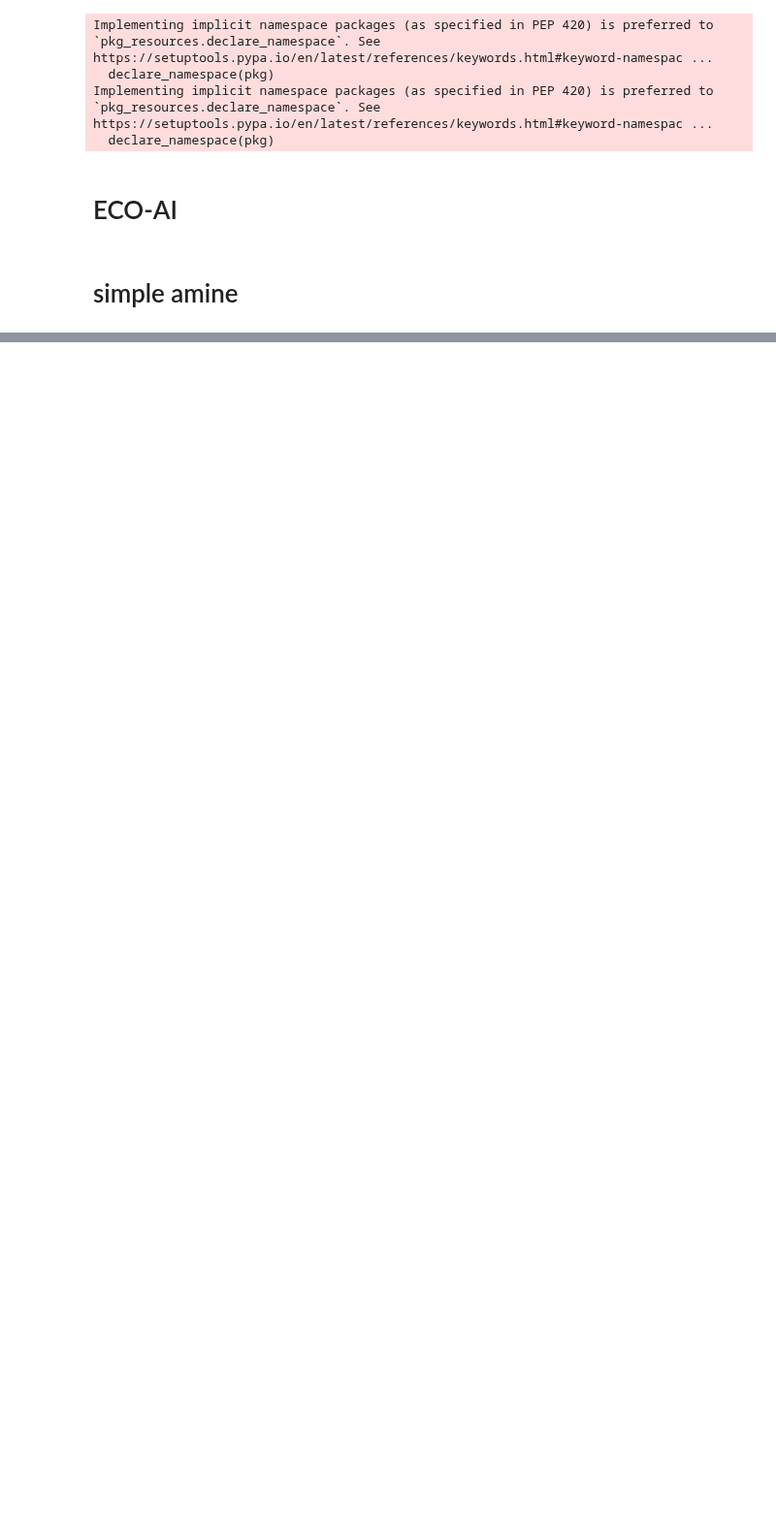
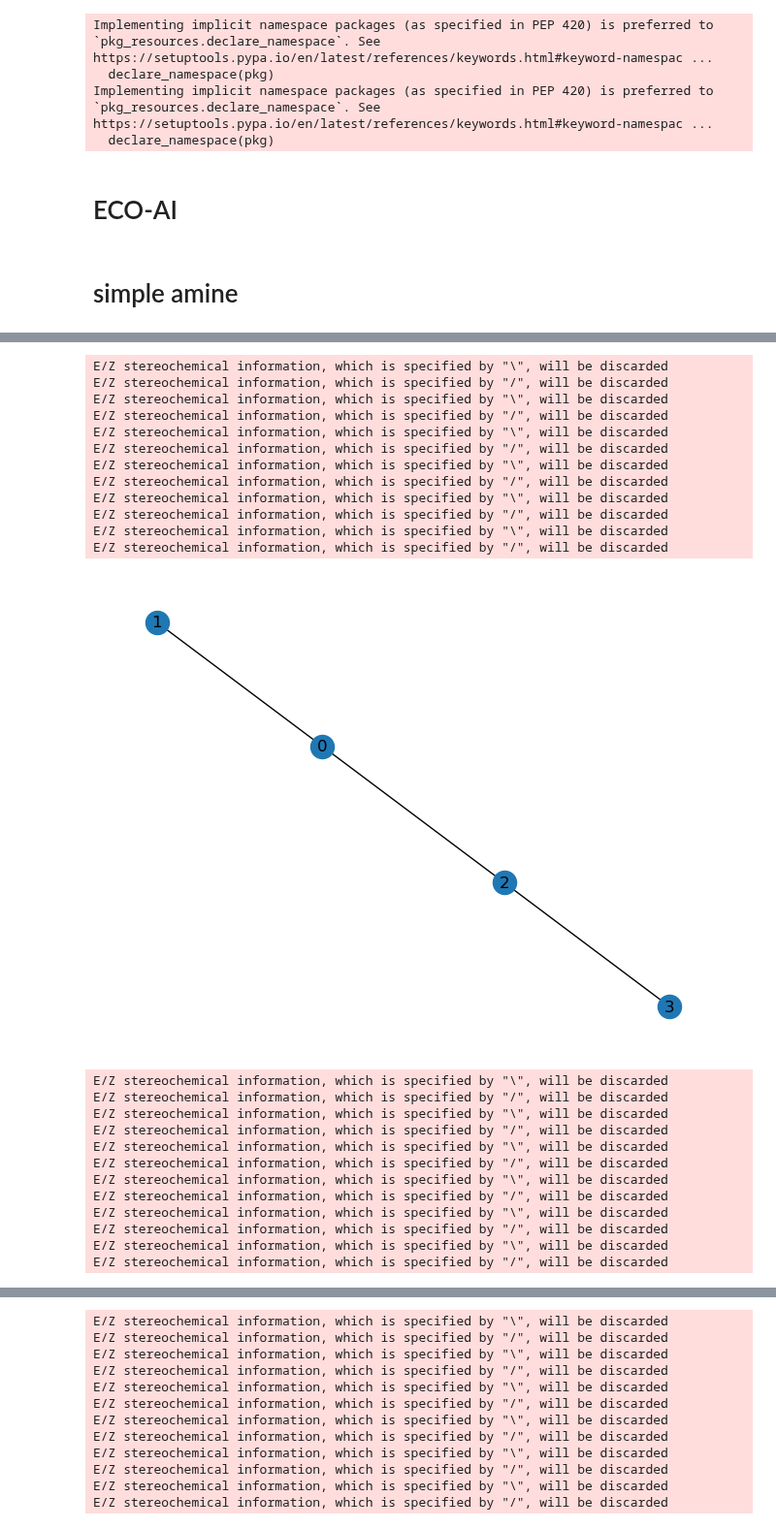
Before and after one commit to mosdef-hub/Grouper, a Jupyter notebook: exhaustive_generation.ipynb, the cells around one changed output, grey strips where cells are left out. Shown at 97% size. Cells and saved outputs as stored; diff of their text form; code cells hidden in the pictures; blank space fills up the shorter version.

```diff
--- a/exhaustive_generation.ipynb
+++ b/exhaustive_generation.ipynb
@@ -145,0 +142,27 @@ out = generate_group_graph_space(4, node_types)
+# %%
+node_types = {
+    'CC': ['C11', 'C12', 'C21', 'C22',],
+    'OH': ['O1'],
+}
+node_types_to_smiles = {
+    'CC': 'CC',
+    'OH': 'O',
+}
+node_port_to_atom_index = {
+    'CC': {'C11': 0, 'C12': 0, 'C21': 1, 'C22': 1},
+    'OH': {'O1': 0},
+}
+out = generate_group_graph_space(3, node_types)
+
+print(len(out))
+
+for g in out:
+    # if 2 nodes types in g are OH and 1 is CC then print g
+    n_OH, n_CC = 0, 0
+    for name, info in g.nodes(data=True):
+        if info['type'] == 'OH':
+            n_OH += 1
+        if info['type'] == 'CC':
+            n_CC += 1
+    if n_OH == 2 and n_CC == 1:
+        print(g)
@@ -253,0 +333,32 @@ Unique: 1485, Total: 534725
+# %%
+for g in out:
+    # nx.draw(g, with_labels=True)
+    mG = g.to_molecular_graph(node_type_to_smiles, node_port_to_atom_index)
+    nx.draw(mG, with_labels=True)
+    plt.show()
+# %% [output]
+E/Z stereochemical information, which is specified by "\", will be discarded
+E/Z stereochemical information, which is specified by "/", will be discarded
+E/Z stereochemical information, which is specified by "\", will be discarded
+E/Z stereochemical information, which is specified by "/", will be discarded
+E/Z stereochemical information, which is specified by "\", will be discarded
+E/Z stereochemical information, which is specified by "/", will be discarded
+E/Z stereochemical information, which is specified by "\", will be discarded
+E/Z stereochemical information, which is specified by "/", will be discarded
+E/Z stereochemical information, which is specified by "\", will be discarded
+E/Z stereochemical information, which is specified by "/", will be discarded
+E/Z stereochemical information, which is specified by "\", will be discarded
+E/Z stereochemical information, which is specified by "/", will be discarded
+[figure, added]
+E/Z stereochemical information, which is specified by "\", will be discarded
+E/Z stereochemical information, which is specified by "/", will be discarded
+E/Z stereochemical information, which is specified by "\", will be discarded
+E/Z stereochemical information, which is specified by "/", will be discarded
+E/Z stereochemical information, which is specified by "\", will be discarded
+E/Z stereochemical information, which is specified by "/", will be discarded
+E/Z stereochemical information, which is specified by "\", will be discarded
+E/Z stereochemical information, which is specified by "/", will be discarded
+E/Z stereochemical information, which is specified by "\", will be discarded
+E/Z stereochemical information, which is specified by "/", will be discarded
+E/Z stereochemical information, which is specified by "\", will be discarded
+E/Z stereochemical information, which is specified by "/", will be discarded
@@ -253,0 +366,12 @@ Unique: 1485, Total: 534725
+E/Z stereochemical information, which is specified by "\", will be discarded
+E/Z stereochemical information, which is specified by "/", will be discarded
+E/Z stereochemical information, which is specified by "\", will be discarded
+E/Z stereochemical information, which is specified by "/", will be discarded
+E/Z stereochemical information, which is specified by "\", will be discarded
+E/Z stereochemical information, which is specified by "/", will be discarded
+E/Z stereochemical information, which is specified by "\", will be discarded
+E/Z stereochemical information, which is specified by "/", will be discarded
+E/Z stereochemical information, which is specified by "\", will be discarded
+E/Z stereochemical information, which is specified by "/", will be discarded
+E/Z stereochemical information, which is specified by "\", will be discarded
+E/Z stereochemical information, which is specified by "/", will be discarded
```
Also changed, not shown: parts of 14 cells of this notebook, 5 other files.
